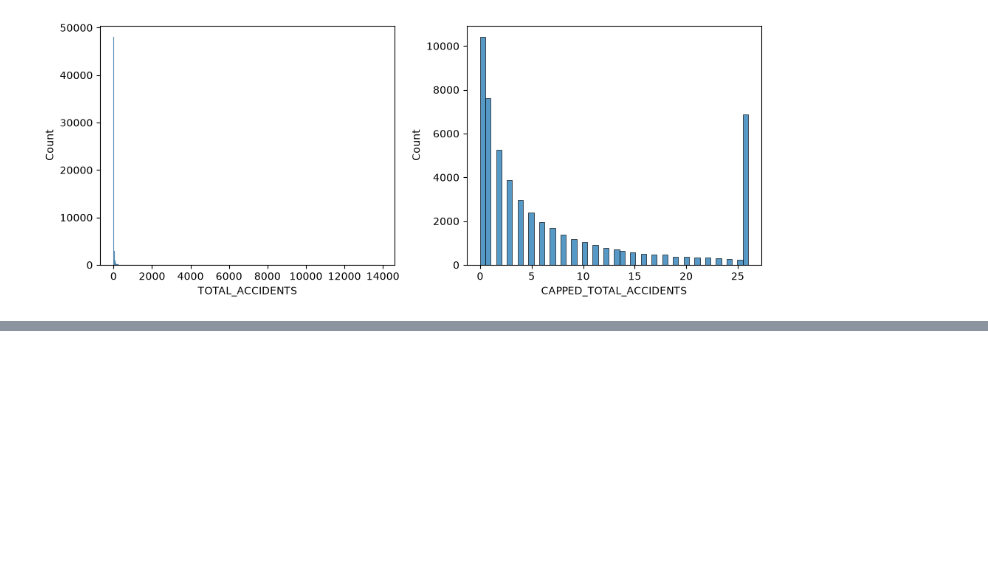
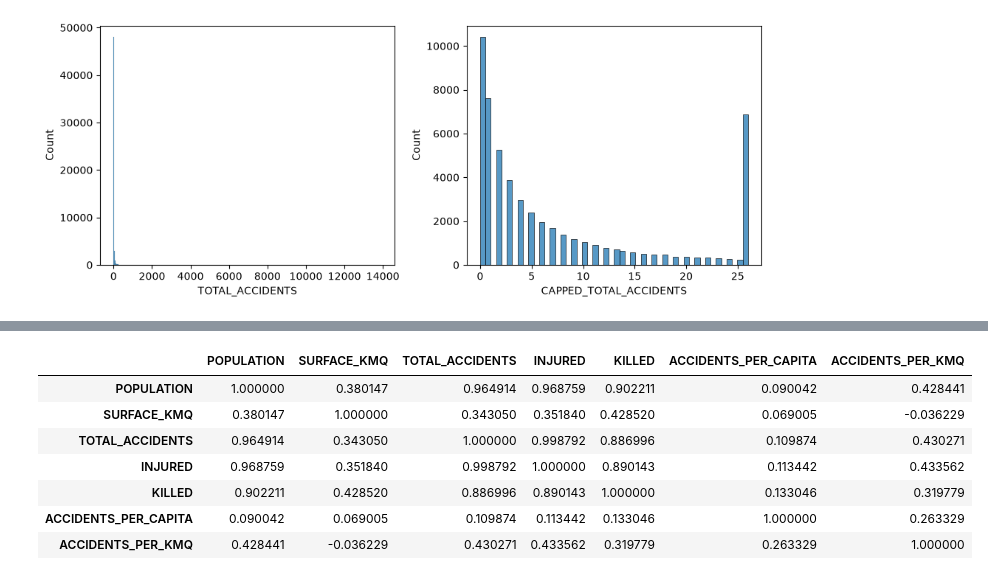
Before and after one commit to gretabarrale/boolean_capstone_project, a Jupyter notebook: eda.ipynb, the cells around one changed output, grey strips where cells are left out. Drawn from its saved outputs; the diff is of its cells as text; code cells hidden in the pictures; blank space fills up the shorter version.

Commit message:
added statistic overview of the rest of metrics and correlation matrix

```diff
--- a/eda.ipynb
+++ b/eda.ipynb
@@ -306,0 +321,15 @@ plt.show()
+# %%
+#Checking correlation with a correlation matrix
+#POPULATION/TOTAL_ACCIDENTS/INJURED/KILLED are highly correlated
+#ACCIDENTS_PER_CAPITA and ACCIDENTS_PER_KMQ have low correlation with everything, meaning they can be features for the clustering
+
+df[['POPULATION', 'SURFACE_KMQ', 'TOTAL_ACCIDENTS', 'INJURED', 'KILLED', 'ACCIDENTS_PER_CAPITA', 'ACCIDENTS_PER_KMQ']].corr()
+# %% [output]
+|  | POPULATION | SURFACE_KMQ | TOTAL_ACCIDENTS | INJURED | KILLED | ACCIDENTS_PER_CAPITA | ACCIDENTS_PER_KMQ |
+| POPULATION | 1.000000 | 0.380147 | 0.964914 | 0.968759 | 0.902211 | 0.090042 | 0.428441 |
+| SURFACE_KMQ | 0.380147 | 1.000000 | 0.343050 | 0.351840 | 0.428520 | 0.069005 | -0.036229 |
+| TOTAL_ACCIDENTS | 0.964914 | 0.343050 | 1.000000 | 0.998792 | 0.886996 | 0.109874 | 0.430271 |
+| INJURED | 0.968759 | 0.351840 | 0.998792 | 1.000000 | 0.890143 | 0.113442 | 0.433562 |
+| KILLED | 0.902211 | 0.428520 | 0.886996 | 0.890143 | 1.000000 | 0.133046 | 0.319779 |
+| ACCIDENTS_PER_CAPITA | 0.090042 | 0.069005 | 0.109874 | 0.113442 | 0.133046 | 1.000000 | 0.263329 |
+| ACCIDENTS_PER_KMQ | 0.428441 | -0.036229 | 0.430271 | 0.433562 | 0.319779 | 0.263329 | 1.000000 |
```
Also changed, not shown: parts of 1 cell of this notebook.
